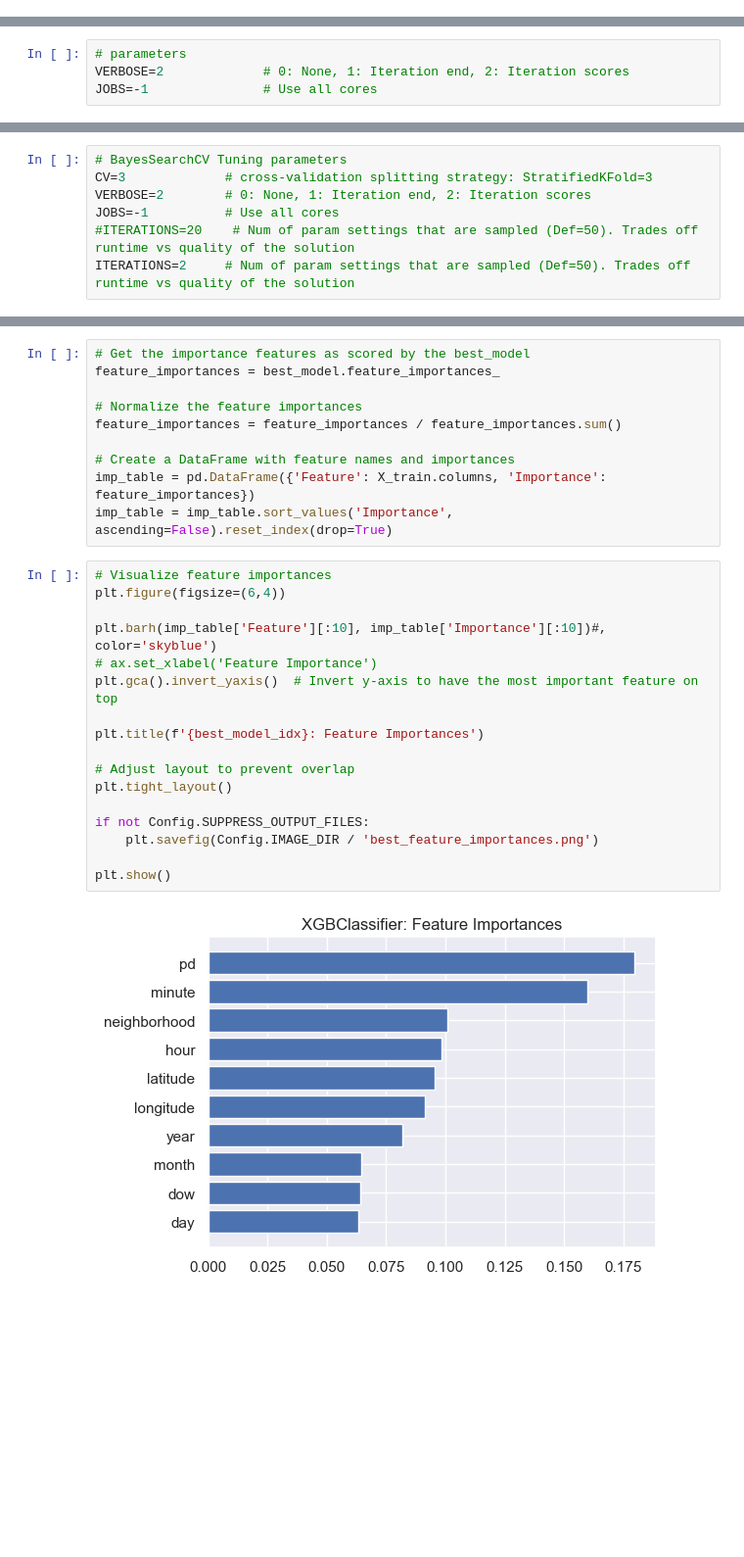
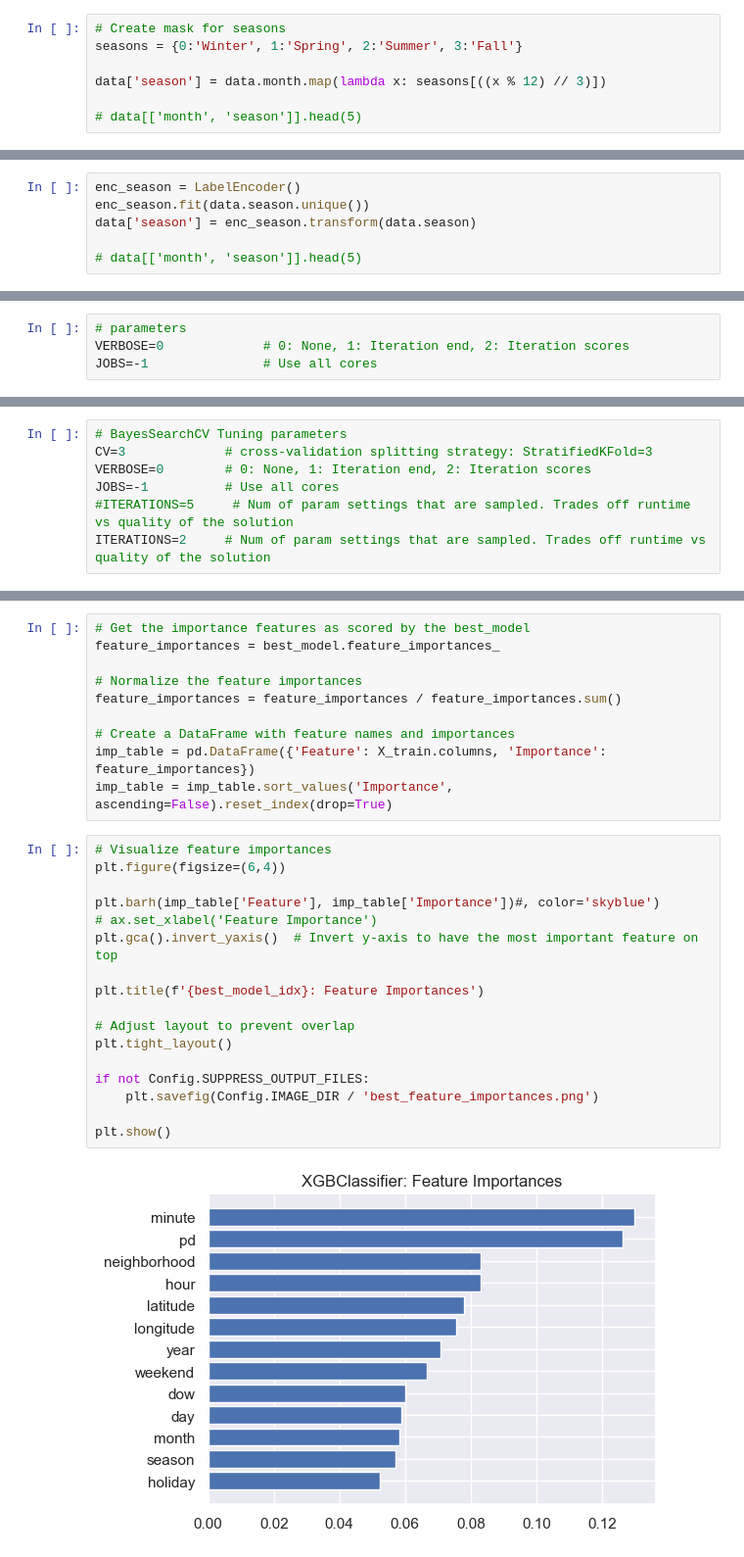
Before and after one commit to fazeelgm/UCB_ML_AI_Capstone, a Jupyter notebook: notebooks/ModelExploration.ipynb, the cells around one changed output, grey strips where cells are left out. Shown at 98% size. Saved outputs shown, nothing was run; the diff lists cells and outputs as text; blank space fills up the shorter version.

```diff
--- a/notebooks/ModelExploration.ipynb
+++ b/notebooks/ModelExploration.ipynb
@@ -276,0 +290,7 @@ data['dow'] = enc_dow.transform(data.day_of_week)
+# %%
+# Create mask for seasons
+seasons = {0:'Winter', 1:'Spring', 2:'Summer', 3:'Fall'}
+
+data['season'] = data.month.map(lambda x: seasons[((x % 12) // 3)])
+
+# data[['month', 'season']].head(5)
@@ -277 +299,7 @@ data['dow'] = enc_dow.transform(data.day_of_week)
+# %%
+enc_season = LabelEncoder()
+enc_season.fit(data.season.unique())
+data['season'] = enc_season.transform(data.season)
+
+# data[['month', 'season']].head(5)
 # %% [markdown]
@@ -554,7 +607,7 @@ if not Config.SUPPRESS_OUTPUT_FILES:
 ### Candidate Models
 # %%
 # parameters
-VERBOSE=2             # 0: None, 1: Iteration end, 2: Iteration scores
+VERBOSE=0             # 0: None, 1: Iteration end, 2: Iteration scores
 JOBS=-1               # Use all cores
 # %%
 # let's start saving the results for reporting out
@@ -681,10 +682,10 @@ if not Config.SUPPRESS_OUTPUT_FILES:
 # %%
 # BayesSearchCV Tuning parameters
 CV=3             # cross-validation splitting strategy: StratifiedKFold=3
-VERBOSE=2        # 0: None, 1: Iteration end, 2: Iteration scores
+VERBOSE=0        # 0: None, 1: Iteration end, 2: Iteration scores
 JOBS=-1          # Use all cores
-#ITERATIONS=20    # Num of param settings that are sampled (Def=50). Trades off runtime vs quality of the solution
-ITERATIONS=2     # Num of param settings that are sampled (Def=50). Trades off runtime vs quality of the solution
+#ITERATIONS=5     # Num of param settings that are sampled. Trades off runtime vs quality of the solution
+ITERATIONS=2     # Num of param settings that are sampled. Trades off runtime vs quality of the solution
 # %%
 results_CV = {}
 
@@ -898,19 +887,19 @@ imp_table = imp_table.sort_values('Importance', ascending=False).reset_index(dro
 # %%
 # Visualize feature importances
 plt.figure(figsize=(6,4))
 
-plt.barh(imp_table['Feature'][:10], imp_table['Importance'][:10])#, color='skyblue')
+plt.barh(imp_table['Feature'], imp_table['Importance'])#, color='skyblue')
 # ax.set_xlabel('Feature Importance')
 plt.gca().invert_yaxis()  # Invert y-axis to have the most important feature on top
 
 plt.title(f'{best_model_idx}: Feature Importances')
 
 # Adjust layout to prevent overlap
 plt.tight_layout()
 
 if not Config.SUPPRESS_OUTPUT_FILES:
     plt.savefig(Config.IMAGE_DIR / 'best_feature_importances.png')
 
 plt.show()
 # %% [output]
-[figure, old version]
+[figure, new version]
```
Also changed, not shown: parts of 49 cells of this notebook, 12 other files.
